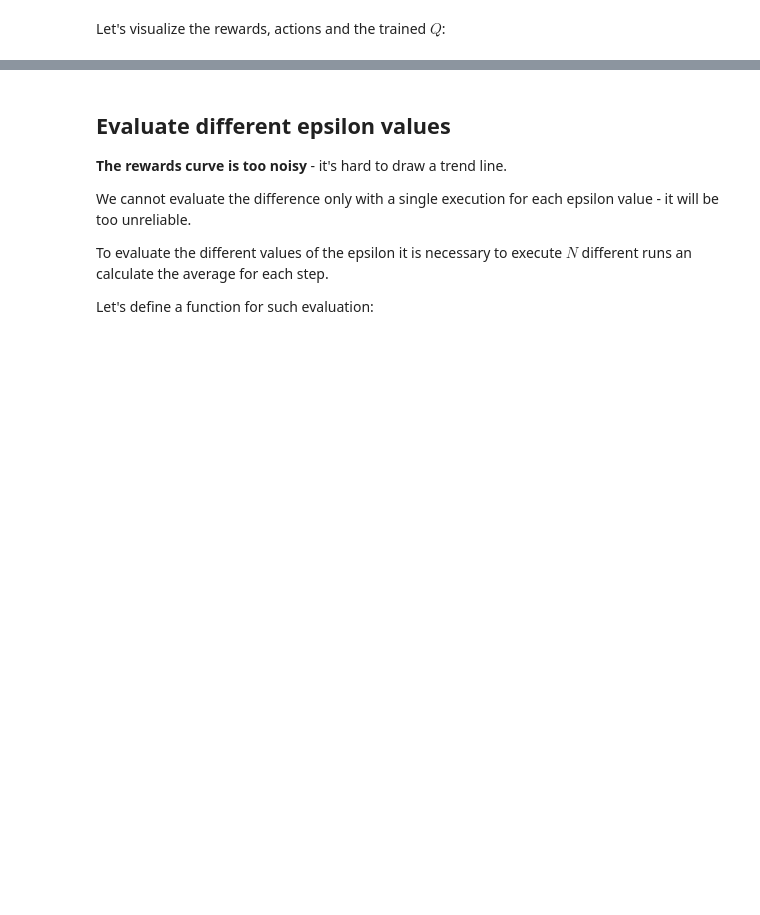
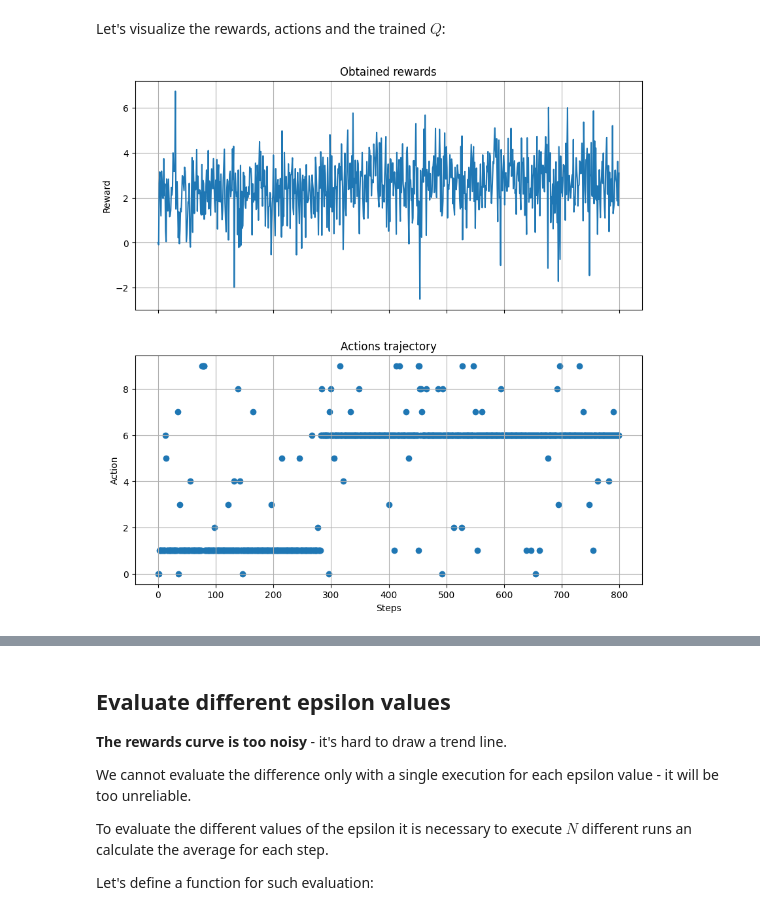
Before and after one commit to MichalMichniak/Sieci-Neuronowe, a Jupyter notebook: agh_ai_days_rl_intro_k_armed_bandits.ipynb, the cells around one changed output, grey strips where cells are left out. Saved outputs shown, nothing was run; the diff lists cells and outputs as text; code cells hidden in the pictures; blank space fills up the shorter version.

```diff
--- a/agh_ai_days_rl_intro_k_armed_bandits.ipynb
+++ b/agh_ai_days_rl_intro_k_armed_bandits.ipynb
@@ -89,12 +85,12 @@ class k_armed_bandit:
       }
     '''
     # Math model of the k-armed bandit
-    self.A = np.zeros(self.k) # here, it's identical to the Q* function
+    self.A = None # here, it's identical to the Q* function
     self.k = configuration['k']
 
     # Variables for the algorithm
-    self.N = np.zeros(self.k) # counts lever selections
-    self.Q = np.zeros(self.k) # estimation of the Q* function
+    self.N = None # counts lever selections
+    self.Q = None # estimation of the Q* function
     self.e = configuration['e']
 
     # Simplified utility variables
@@ -111,7 +107,7 @@ class k_armed_bandit:
     size = (self.k, ) #set the size
     self.Q = np.zeros(size) # initalize with zeros
     self.N = np.zeros(size) # initalize with zeros
-    self.A = np.random.normal(loc=0.0, scale=0.0, size=(1, ))
+    self.A = np.random.normal(loc=self.arms_reference_mean, scale=self.standard_deviation, size=(self.k, ))
     # ------------------------------------------------------------------------ #
 # %% [markdown]
 ### A tactic for acting
@@ -258,39 +254,42 @@ steps = 800
 # %%
 # ---------------------------------------------------------------------------- #
 # TODO: Create the bandit, with configuration and obtain the rewards
-
-rewards, trajectory = None, None
+bandit_env = k_armed_bandit(configuration)
+bandit_env.reset()
+rewards, trajectory = bandit_env.exec(steps)
 # ---------------------------------------------------------------------------- #
 # %% [markdown]
 Let's visualize the rewards, actions and the trained $Q$:
 # %%
 f, (ax1, ax2) = plt.subplots(2, 1, sharex=True)
 
 f.set_figheight(10)
 f.set_figwidth(10)
 
 # ---------------------------------------------------------------------------- #
 # TODO: plot, where x=number of steps, y=rewards
-# ax1.function(....)
+ax1.plot(np.arange(steps), rewards)
 
 # ---------------------------------------------------------------------------- #
 
 ax1.set_ylabel("Reward")
 ax1.set_title("Obtained rewards")
 ax1.grid(True)
 
 # ---------------------------------------------------------------------------- #
 # TODO: plot points, where x=step number, y=action in current step
-# ax2.scatter(....)
+ax2.scatter(np.arange(steps), trajectory)
 
 # ---------------------------------------------------------------------------- #
 
 ax2.set_title("Actions trajectory")
 ax2.set_ylabel("Action")
 ax2.grid(True)
 
 ax2.set_xlabel("Steps")
 f.show()
+# %% [output]
+[figure, added]
 # %%
 # Help values for setting up histograms (based on https://stackoverflow.com/questions/30112420/histogram-for-discrete-values-with-matplotlib)
 
```
Also changed, not shown: parts of 10 cells of this notebook.
